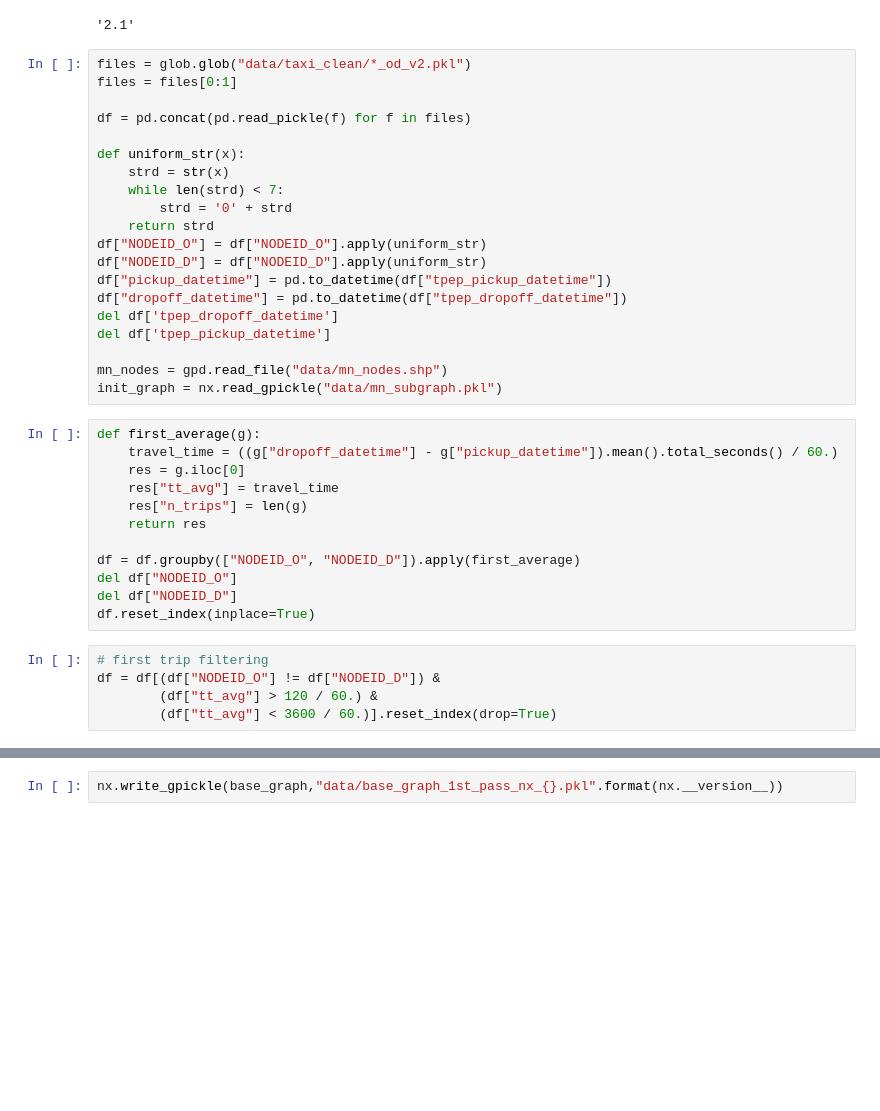
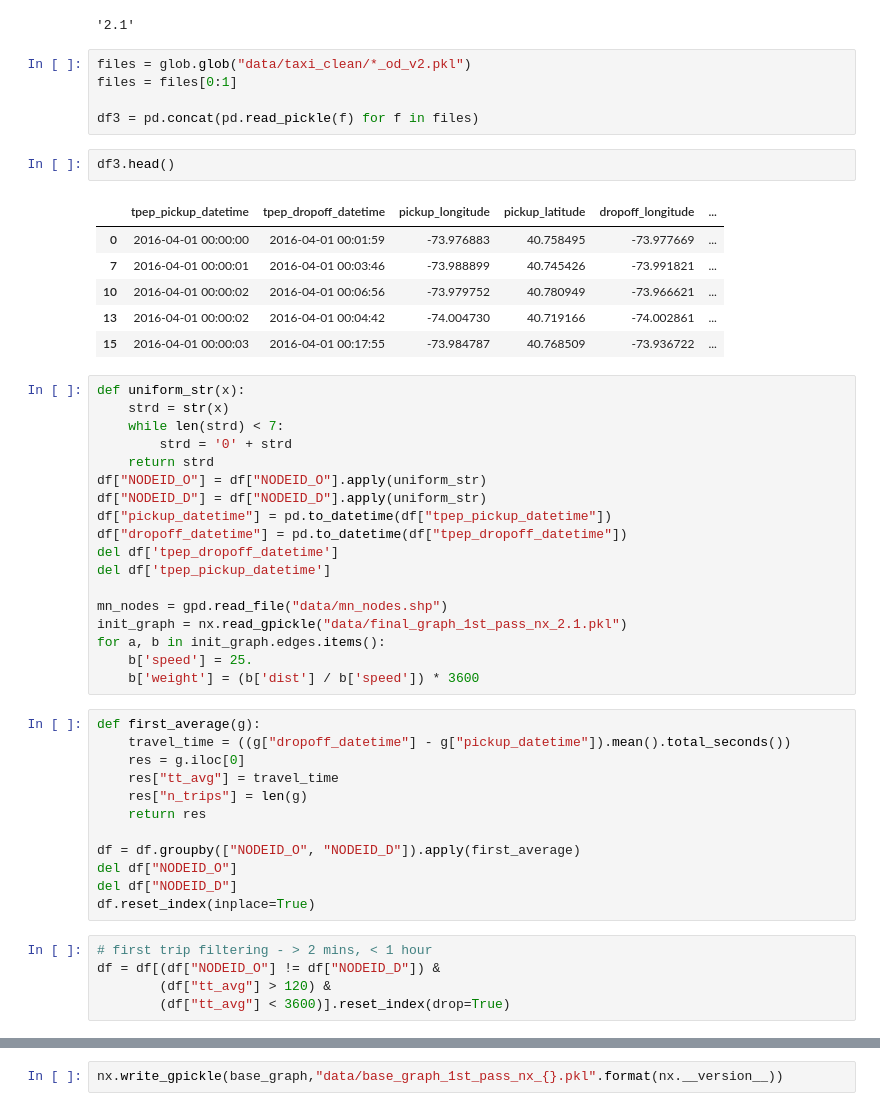
Before and after one commit to cmoscardi/subway_explore, a Jupyter notebook: taxi_algorithm.ipynb, the cells around one changed output, grey strips where cells are left out. Cells and saved outputs as stored; diff of their text form; blank space fills up the shorter version.

```diff
--- a/taxi_algorithm.ipynb
+++ b/taxi_algorithm.ipynb
@@ -12,12 +12,21 @@ import glob
 nx.__version__
 # %% [output]
 '2.1'
+# %%
+files = glob.glob("data/taxi_clean/*_od_v2.pkl")
+files = files[0:1]
+
+df3 = pd.concat(pd.read_pickle(f) for f in files)
+# %%
+df3.head()
+# %% [output]
+|  | tpep_pickup_datetime | tpep_dropoff_datetime | pickup_longitude | pickup_latitude | dropoff_longitude | ... |
+| 0 | 2016-04-01 00:00:00 | 2016-04-01 00:01:59 | -73.976883 | 40.758495 | -73.977669 | ... |
+| 7 | 2016-04-01 00:00:01 | 2016-04-01 00:03:46 | -73.988899 | 40.745426 | -73.991821 | ... |
+| 10 | 2016-04-01 00:00:02 | 2016-04-01 00:06:56 | -73.979752 | 40.780949 | -73.966621 | ... |
+| 13 | 2016-04-01 00:00:02 | 2016-04-01 00:04:42 | -74.004730 | 40.719166 | -74.002861 | ... |
+| 15 | 2016-04-01 00:00:03 | 2016-04-01 00:17:55 | -73.984787 | 40.768509 | -73.936722 | ... |
 # %%
-files = glob.glob("data/taxi_clean/*_od_v2.pkl")
-files = files[0:1]
-
-df = pd.concat(pd.read_pickle(f) for f in files)
-
 def uniform_str(x):
     strd = str(x)
     while len(strd) < 7:
@@ -31,10 +40,13 @@ del df['tpep_dropoff_datetime']
 del df['tpep_pickup_datetime']
 
 mn_nodes = gpd.read_file("data/mn_nodes.shp")
-init_graph = nx.read_gpickle("data/mn_subgraph.pkl")
+init_graph = nx.read_gpickle("data/final_graph_1st_pass_nx_2.1.pkl")
+for a, b in init_graph.edges.items():
+    b['speed'] = 25.
+    b['weight'] = (b['dist'] / b['speed']) * 3600
 # %%
 def first_average(g):
-    travel_time = ((g["dropoff_datetime"] - g["pickup_datetime"]).mean().total_seconds() / 60.)
+    travel_time = ((g["dropoff_datetime"] - g["pickup_datetime"]).mean().total_seconds())
     res = g.iloc[0]
     res["tt_avg"] = travel_time
     res["n_trips"] = len(g)
@@ -45,7 +57,7 @@ del df["NODEID_O"]
 del df["NODEID_D"]
 df.reset_index(inplace=True)
 # %%
-# first trip filtering
+# first trip filtering - > 2 mins, < 1 hour
 df = df[(df["NODEID_O"] != df["NODEID_D"]) &
-        (df["tt_avg"] > 120 / 60.) &
-        (df["tt_avg"] < 3600 / 60.)].reset_index(drop=True)
+        (df["tt_avg"] > 120) &
+        (df["tt_avg"] < 3600)].reset_index(drop=True)
```
Also changed, not shown: parts of 11 cells of this notebook, 29 other files.
